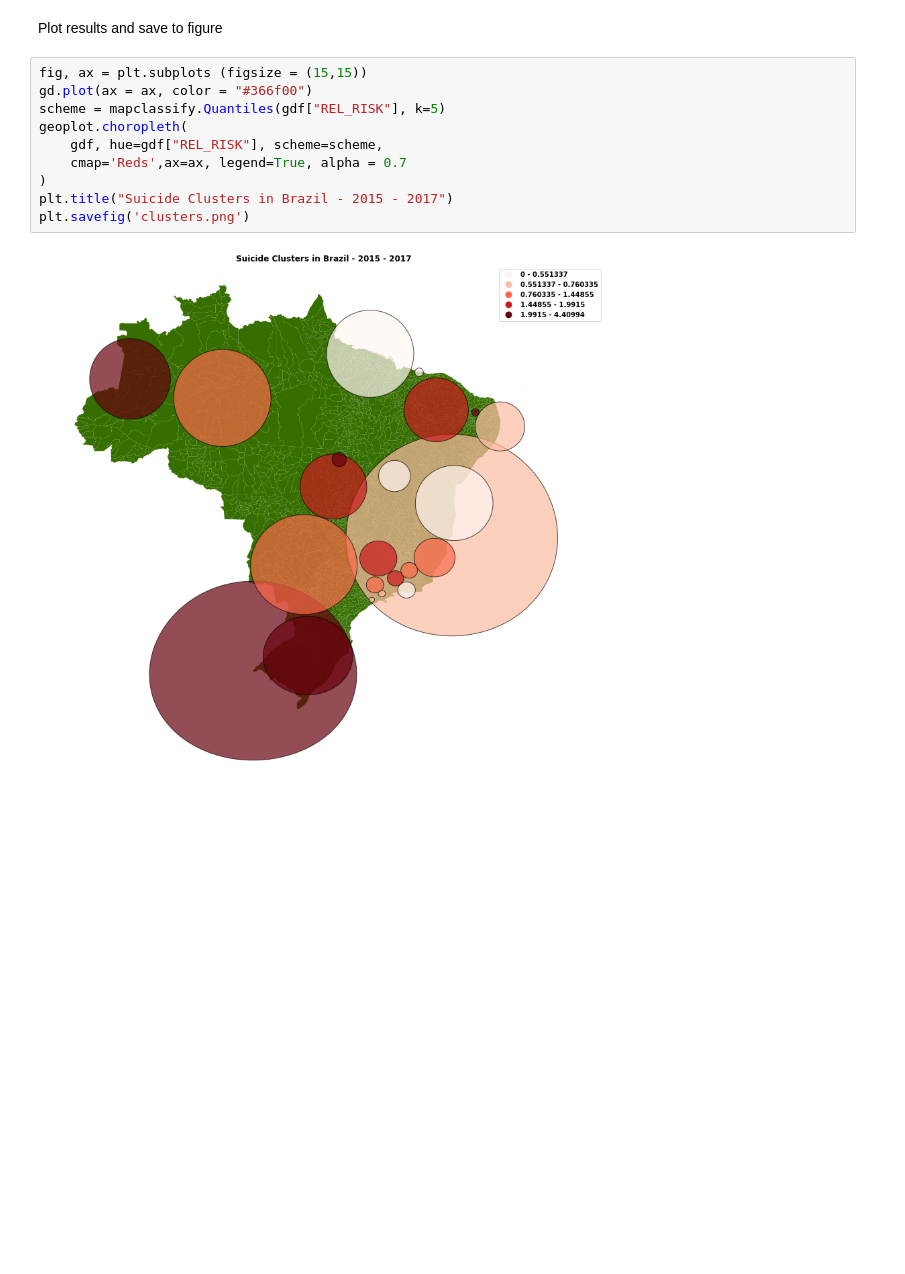
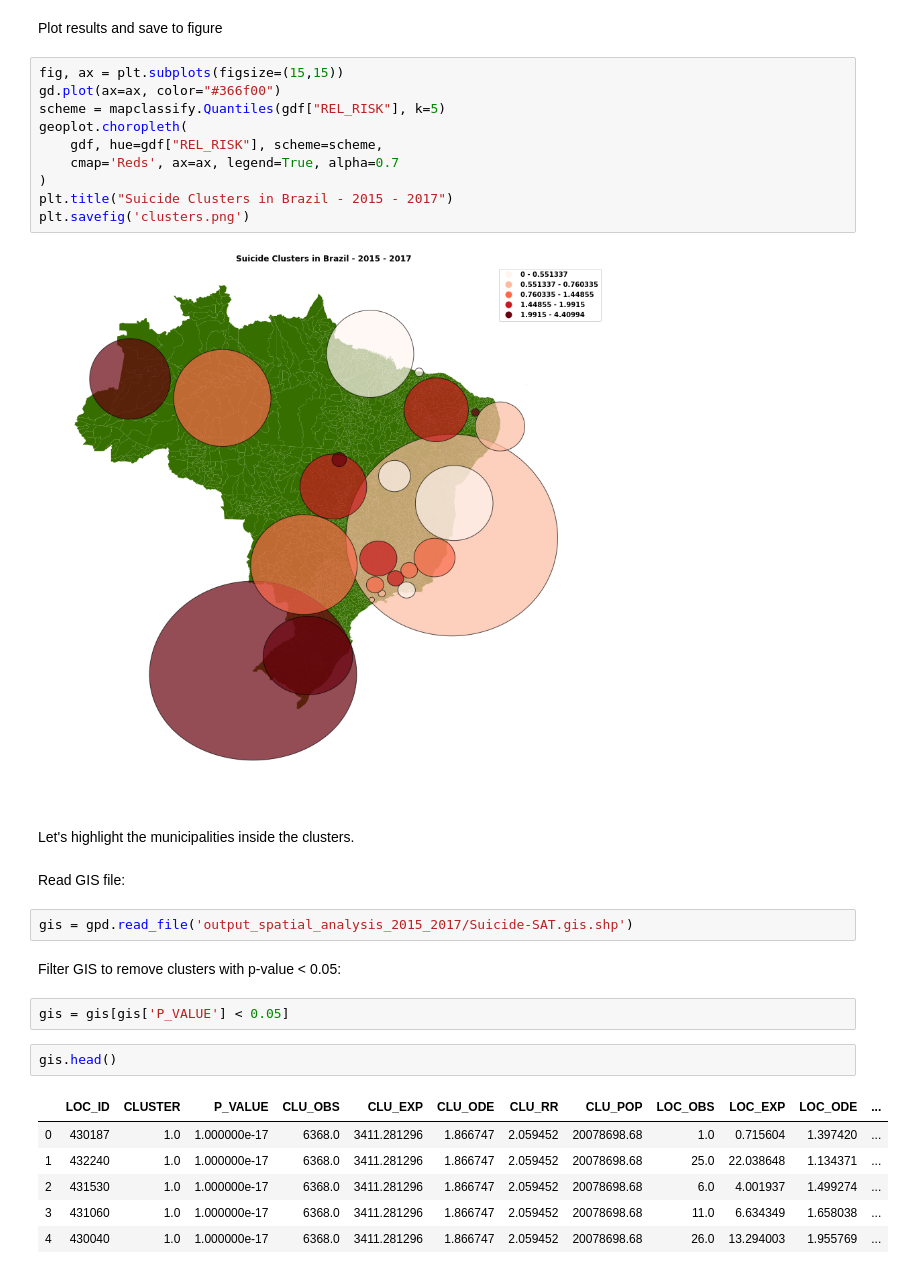
Before and after one commit to pypas/suicities-datasus, a Jupyter notebook: SatScan/satscan.ipynb, the cells around one changed output. Cells and saved outputs as stored; diff of their text form; blank space fills up the shorter version.

```diff
--- a/SatScan/satscan.ipynb
+++ b/SatScan/satscan.ipynb
@@ -45,14 +45,33 @@ gdf
 # %% [markdown]
 Plot results and save to figure
 # %%
-fig, ax = plt.subplots (figsize = (15,15))
-gd.plot(ax = ax, color = "#366f00")
+fig, ax = plt.subplots(figsize=(15,15))
+gd.plot(ax=ax, color="#366f00")
 scheme = mapclassify.Quantiles(gdf["REL_RISK"], k=5)
 geoplot.choropleth(
     gdf, hue=gdf["REL_RISK"], scheme=scheme,
-    cmap='Reds',ax=ax, legend=True, alpha = 0.7
+    cmap='Reds', ax=ax, legend=True, alpha=0.7
 )
 plt.title("Suicide Clusters in Brazil - 2015 - 2017")
 plt.savefig('clusters.png')
 # %% [output]
 [figure]
+# %% [markdown]
+Let's highlight the municipalities inside the clusters.
+# %% [markdown]
+Read GIS file:
+# %%
+gis = gpd.read_file('output_spatial_analysis_2015_2017/Suicide-SAT.gis.shp')
+# %% [markdown]
+Filter GIS to remove clusters with p-value < 0.05:
+# %%
+gis = gis[gis['P_VALUE'] < 0.05]
+# %%
+gis.head()
+# %% [output]
+|  | LOC_ID | CLUSTER | P_VALUE | CLU_OBS | CLU_EXP | CLU_ODE | CLU_RR | CLU_POP | LOC_OBS | LOC_EXP | LOC_ODE | ... |
+| 0 | 430187 | 1.0 | 1.000000e-17 | 6368.0 | 3411.281296 | 1.866747 | 2.059452 | 20078698.68 | 1.0 | 0.715604 | 1.397420 | ... |
+| 1 | 432240 | 1.0 | 1.000000e-17 | 6368.0 | 3411.281296 | 1.866747 | 2.059452 | 20078698.68 | 25.0 | 22.038648 | 1.134371 | ... |
+| 2 | 431530 | 1.0 | 1.000000e-17 | 6368.0 | 3411.281296 | 1.866747 | 2.059452 | 20078698.68 | 6.0 | 4.001937 | 1.499274 | ... |
+| 3 | 431060 | 1.0 | 1.000000e-17 | 6368.0 | 3411.281296 | 1.866747 | 2.059452 | 20078698.68 | 11.0 | 6.634349 | 1.658038 | ... |
+| 4 | 430040 | 1.0 | 1.000000e-17 | 6368.0 | 3411.281296 | 1.866747 | 2.059452 | 20078698.68 | 26.0 | 13.294003 | 1.955769 | ... |
```
Also changed, not shown: parts of 6 cells of this notebook, 1 other file.
